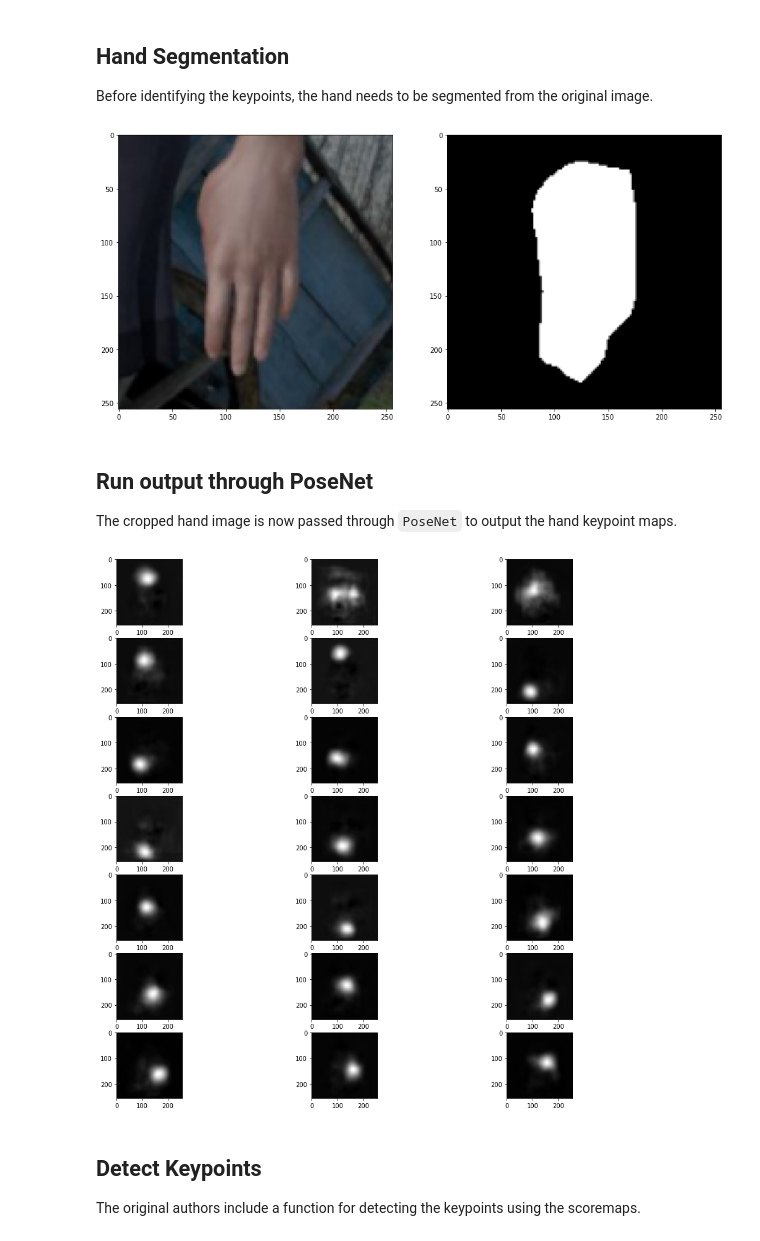
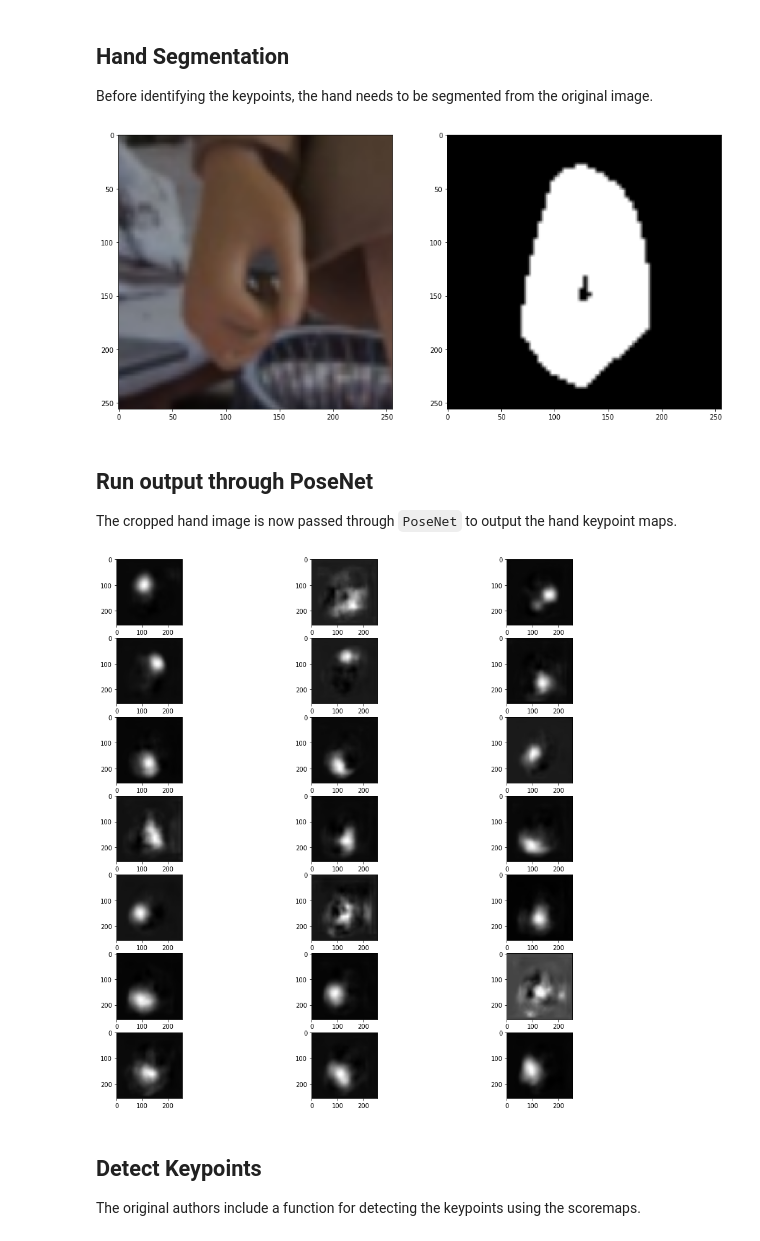
Before and after one commit to ajdillhoff/colorhandpose3d-pytorch, a Jupyter notebook: notebooks/posenet_demo.ipynb, the cells around one changed output. Saved outputs shown, nothing was run; the diff lists cells and outputs as text; code cells hidden in the pictures.

```diff
--- a/notebooks/posenet_demo.ipynb
+++ b/notebooks/posenet_demo.ipynb
@@ -76,35 +76,35 @@ def visualize_mask(img, mask):
 # %%
 transform0 = torchvision.transforms.ToPILImage()
 transform1 = torchvision.transforms.ToTensor()
 transform2 = torchvision.transforms.Resize(256)
-img = Image.open('/home/ajdillhoff/Downloads/RHD_v1-1/RHD_published_v2/training/color/00005.png')
+img = Image.open('/home/ajdillhoff/Downloads/RHD_v1-1/RHD_published_v2/training/color/00007.png')
 sample_original = transform1(transform2(img)).unsqueeze(0)
 sample = sample_original - 0.5
 
 # Run through network
 output = handsegnet.forward(sample)
 
 # Calculate single highest scoring object
 test_output = single_obj_scoremap(output, 21)
 
 # Crop and resize
 centers, bbs, crops = calc_center_bb(test_output)
 crops = crops.to(torch.float32)
 crop_size = 256
 
 crops[0] *= 1.25
 scale_crop = min(max(crop_size / crops[0], 0.25), 5.0)
 image_crop = crop_image_from_xy(sample_original, centers, crop_size, scale_crop)
 mask_crop = crop_image_from_xy(test_output, centers, crop_size, scale_crop)
 
 # also take a sample crop with mean subtracted
 sample_crop = crop_image_from_xy(sample, centers, crop_size, scale_crop)
 
 img = transform0(image_crop[0])
 mask_img = transform0(mask_crop[0])
 visualize_mask(img, mask_img)
 # %% [output]
-[figure, old version]
+[figure, new version]
 # %% [markdown]
 ## Run output through PoseNet
 
@@ -132,7 +132,7 @@ pose_out = posenet(sample_crop)
 heatmaps = F.interpolate(pose_out, 256, mode='bilinear', align_corners=False)
 visualize_heatmaps(heatmaps[0])
 # %% [output]
-[figure, old version]
+[figure, new version]
 # %% [markdown]
 ## Detect Keypoints
 
```
Also changed, not shown: parts of 1 cell of this notebook, 3 other files.
